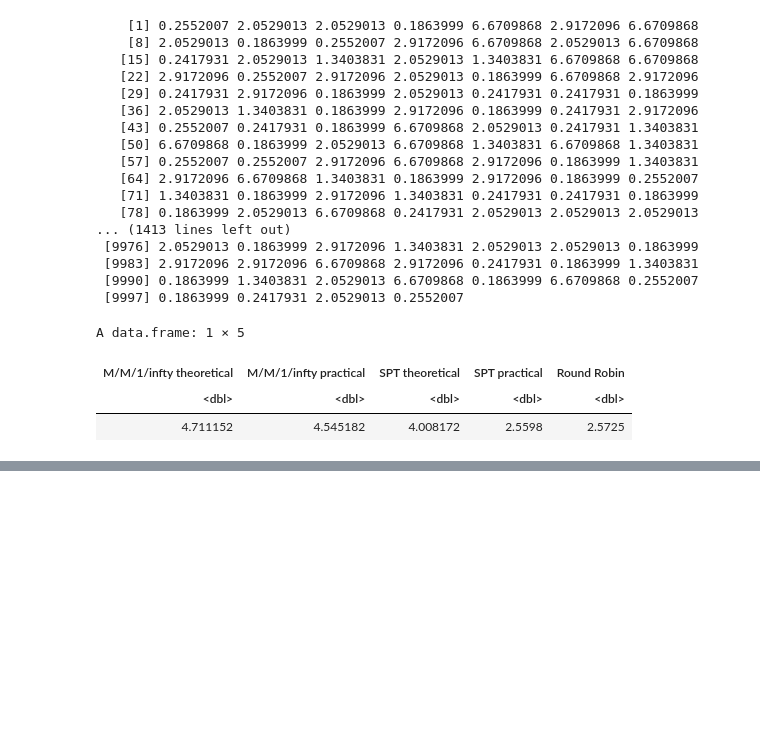
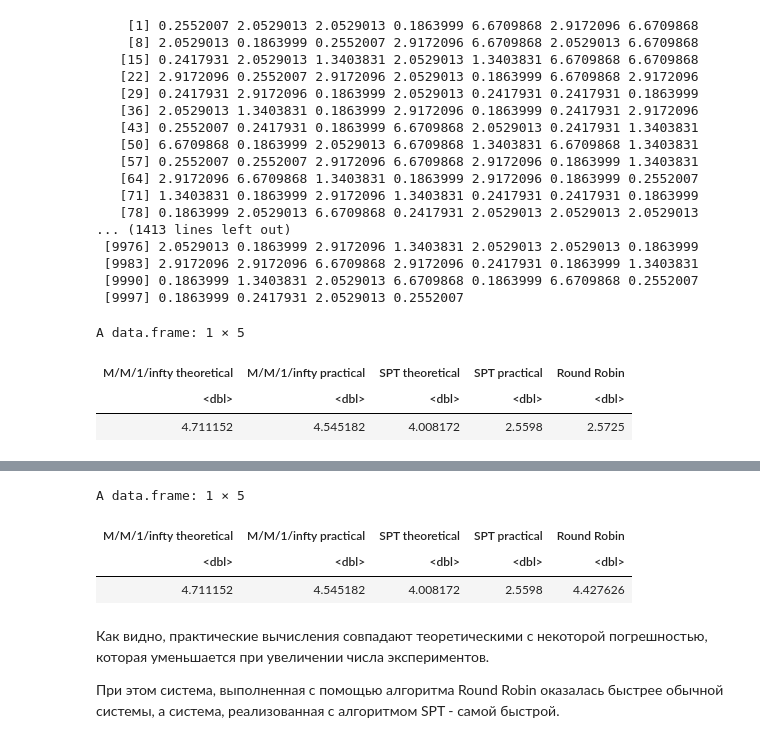
Before and after one commit to DeadlySquad13/t4-2-PerformanceAnalysis__Labs, a Jupyter notebook: Lab7/PerformanceAnalysis__Lab7.ipynb, the cells around one changed output, grey strips where cells are left out. Saved outputs shown, nothing was run; the diff lists cells and outputs as text; code cells hidden in the pictures; blank space fills up the shorter version.

Commit message:
[Enh](RoundRobin): Made algorithm with simmer.

```diff
--- a/Lab7/PerformanceAnalysis__Lab7.ipynb
+++ b/Lab7/PerformanceAnalysis__Lab7.ipynb
@@ -275,16 +248,0 @@ A data.frame: 1 × 5
-# %%
-time <- 0
-
-task_schedule <- programs
-
-while (length(task_schedule) > 0) {
-    time <- time + q
-    task_schedule[1] <- task_schedule[1] - q
-
-    if (task_schedule[1] <= 0) {
-        task_schedule <- tail(task_schedule, length(task_schedule) - 1)
-    }
-}
-
-results[5] <- time / N
-results
@@ -337,0 +306,15 @@ env() %>%
+# %%
+results[5] <- mean(arrivals %>% with(end_time - start_time))
+results
+# %% [output]
+A data.frame: 1 × 5
+| M/M/1/infty theoretical | M/M/1/infty practical | SPT theoretical | SPT practical | Round Robin |
+| <dbl> | <dbl> | <dbl> | <dbl> | <dbl> |
+| 4.711152 | 4.545182 | 4.008172 | 2.5598 | 4.427626 |
+# %% [markdown]
+Как видно, практические вычисления совпадают теоретическими с некоторой
+погрешностью, которая уменьшается при увеличении числа экспериментов.
+
+При этом система, выполненная с помощью алгоритма Round Robin оказалась
+быстрее обычной системы, а система, реализованная с алгоритмом SPT - самой
+быстрой.
```
Also changed, not shown: parts of 10 cells of this notebook, 1 other file.
